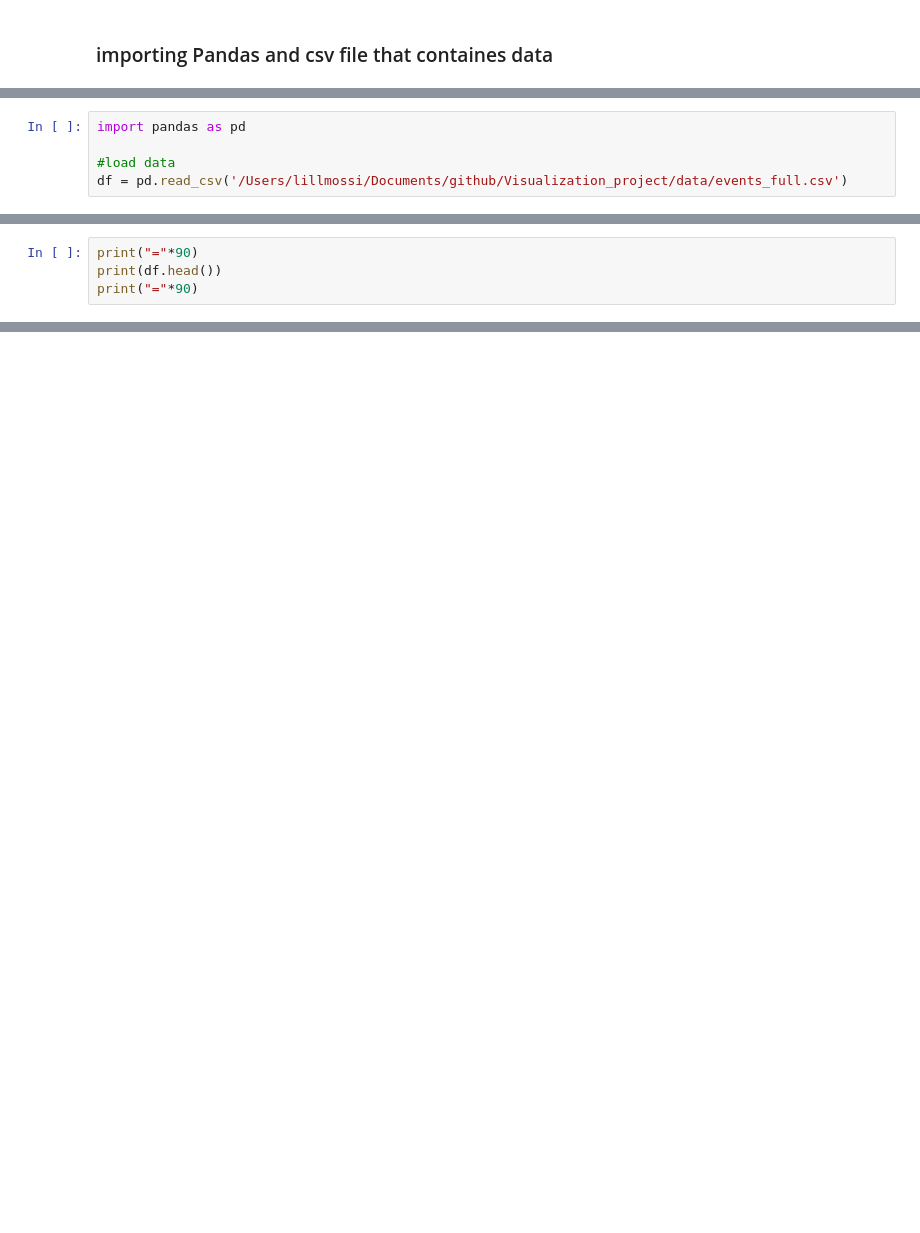
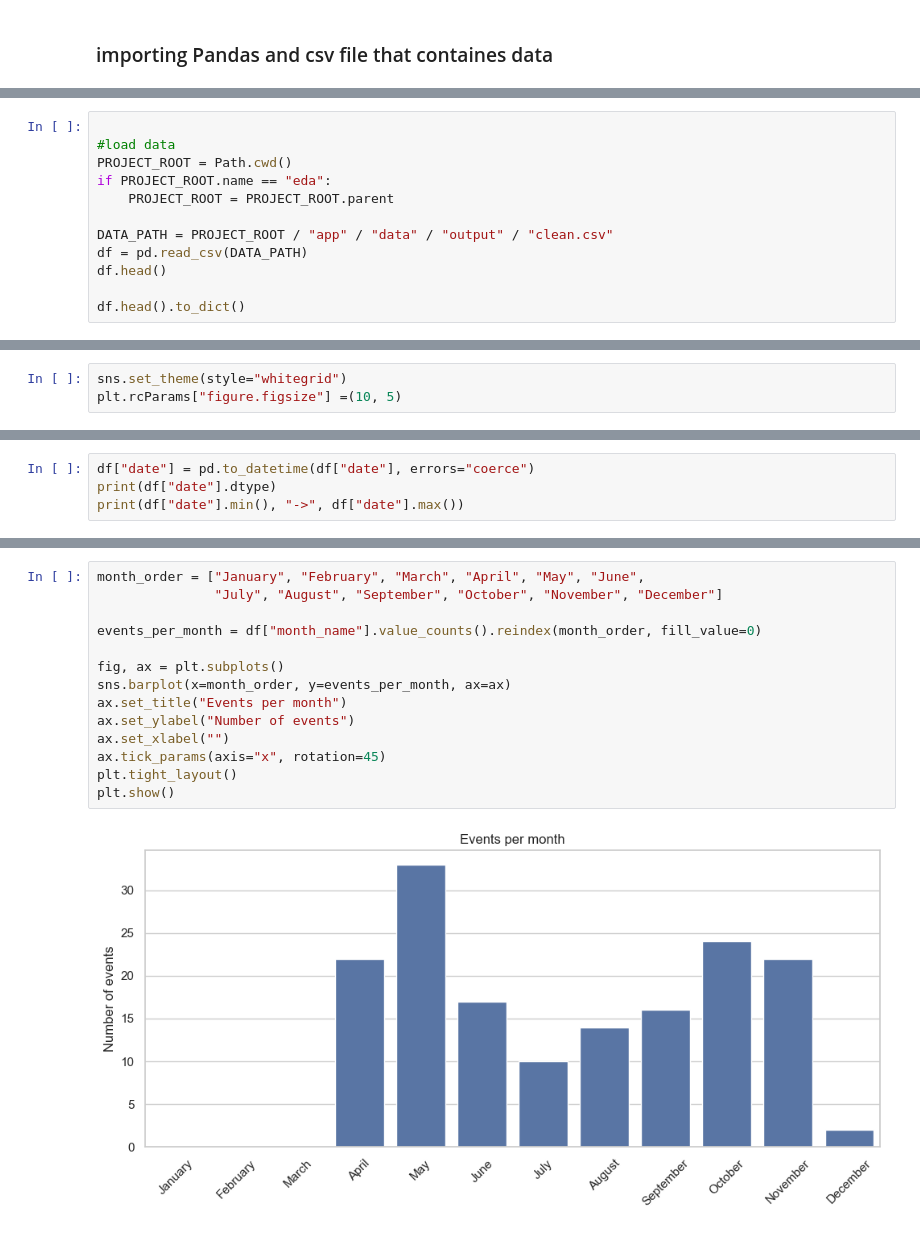
Before and after one commit to LisaYllander92/Visualization_project, a Jupyter notebook: eda/eda_mossad.ipynb, the cells around one changed output, grey strips where cells are left out. Cells and saved outputs as stored; diff of their text form; blank space fills up the shorter version.

```diff
--- a/eda/eda_mossad.ipynb
+++ b/eda/eda_mossad.ipynb
@@ -3,5 +9,12 @@
 # %%
-import pandas as pd
 
 #load data
-df = pd.read_csv('/Users/lillmossi/Documents/github/Visualization_project/data/events_full.csv')
+PROJECT_ROOT = Path.cwd()
+if PROJECT_ROOT.name == "eda":
+    PROJECT_ROOT = PROJECT_ROOT.parent
+
+DATA_PATH = PROJECT_ROOT / "app" / "data" / "output" / "clean.csv"
+df = pd.read_csv(DATA_PATH)
+df.head()
+
+df.head().to_dict()
@@ -8,4 +39,3 @@ df = pd.read_csv('/Users/lillmossi/Documents/github/Visualization_project/data/e
 # %%
-print("="*90)
-print(df.head())
-print("="*90)
+sns.set_theme(style="whitegrid")
+plt.rcParams["figure.figsize"] =(10, 5)
@@ -29,0 +42,4 @@ print("="*90)
+# %%
+df["date"] = pd.to_datetime(df["date"], errors="coerce")
+print(df["date"].dtype)
+print(df["date"].min(), "->", df["date"].max())
@@ -29,0 +108,16 @@ print("="*90)
+# %%
+month_order = ["January", "February", "March", "April", "May", "June",
+               "July", "August", "September", "October", "November", "December"]
+
+events_per_month = df["month_name"].value_counts().reindex(month_order, fill_value=0)
+
+fig, ax = plt.subplots()
+sns.barplot(x=month_order, y=events_per_month, ax=ax)
+ax.set_title("Events per month")
+ax.set_ylabel("Number of events")
+ax.set_xlabel("")
+ax.tick_params(axis="x", rotation=45)
+plt.tight_layout()
+plt.show()
+# %% [output]
+[figure, added]
```
Also changed, not shown: parts of 9 cells of this notebook, 2 other files.
